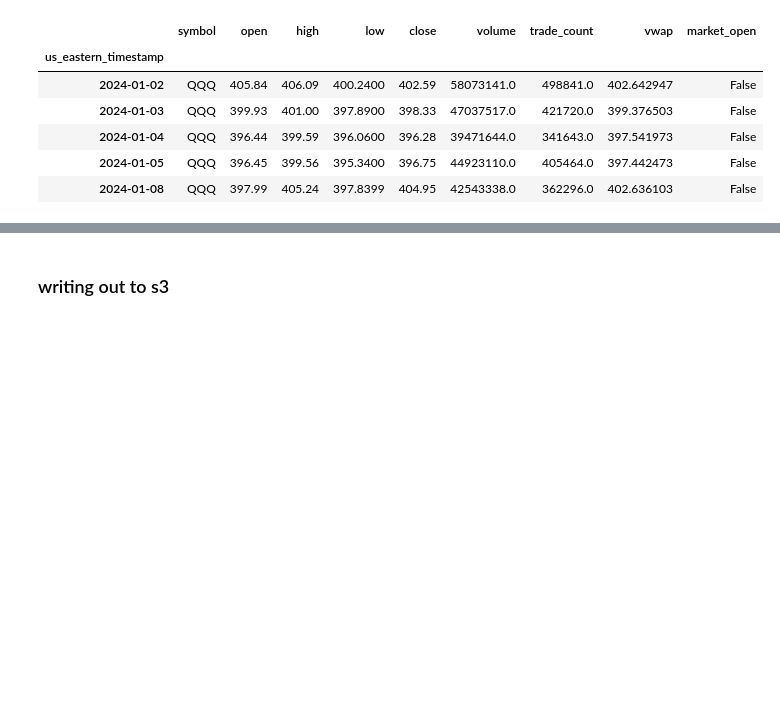
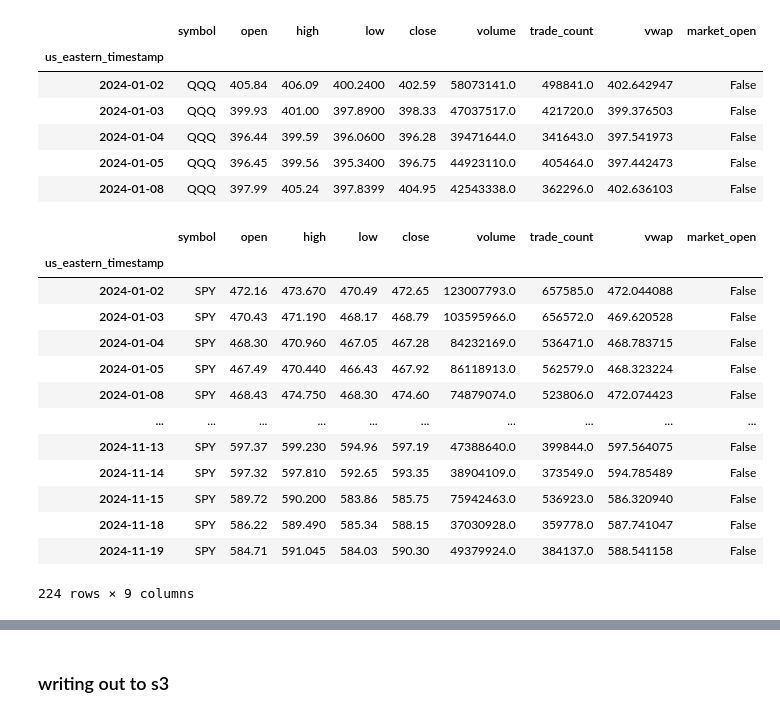
Before and after one commit to hub-Abhishek/AthenaInsights, a Jupyter notebook: notebooks/data_cleaning/data_prep.ipynb, the cells around one changed output, grey strips where cells are left out. Drawn from its saved outputs; the diff is of its cells as text; code cells hidden in the pictures; blank space fills up the shorter version.

```diff
--- a/notebooks/data_cleaning/data_prep.ipynb
+++ b/notebooks/data_cleaning/data_prep.ipynb
@@ -189,3 +282,20 @@ durations = ['2D', '3D', '5D', '10D', '15D', '20D', '30D', '50D', '100D', '150D'
 for sym in symbol:
     datasets[sym]['1D'] = df3[df3.symbol==sym].copy()
     datasets[sym] = process_dataset(df3, sym, datasets[sym])
+# %%
+datasets[sym]['1D']
+# %% [output]
+|  | symbol | open | high | low | close | volume | trade_count | vwap | market_open |
+| us_eastern_timestamp |  |  |  |  |  |  |  |  |  |
+| 2024-01-02 | SPY | 472.16 | 473.670 | 470.49 | 472.65 | 123007793.0 | 657585.0 | 472.044088 | False |
+| 2024-01-03 | SPY | 470.43 | 471.190 | 468.17 | 468.79 | 103595966.0 | 656572.0 | 469.620528 | False |
+| 2024-01-04 | SPY | 468.30 | 470.960 | 467.05 | 467.28 | 84232169.0 | 536471.0 | 468.783715 | False |
+| 2024-01-05 | SPY | 467.49 | 470.440 | 466.43 | 467.92 | 86118913.0 | 562579.0 | 468.323224 | False |
+| 2024-01-08 | SPY | 468.43 | 474.750 | 468.30 | 474.60 | 74879074.0 | 523806.0 | 472.074423 | False |
+| ... | ... | ... | ... | ... | ... | ... | ... | ... | ... |
+| 2024-11-13 | SPY | 597.37 | 599.230 | 594.96 | 597.19 | 47388640.0 | 399844.0 | 597.564075 | False |
+| 2024-11-14 | SPY | 597.32 | 597.810 | 592.65 | 593.35 | 38904109.0 | 373549.0 | 594.785489 | False |
+| 2024-11-15 | SPY | 589.72 | 590.200 | 583.86 | 585.75 | 75942463.0 | 536923.0 | 586.320940 | False |
+| 2024-11-18 | SPY | 586.22 | 589.490 | 585.34 | 588.15 | 37030928.0 | 359778.0 | 587.741047 | False |
+| 2024-11-19 | SPY | 584.71 | 591.045 | 584.03 | 590.30 | 49379924.0 | 384137.0 | 588.541158 | False |
+224 rows × 9 columns
```
Also changed, not shown: parts of 16 cells of this notebook, 4 other files.
